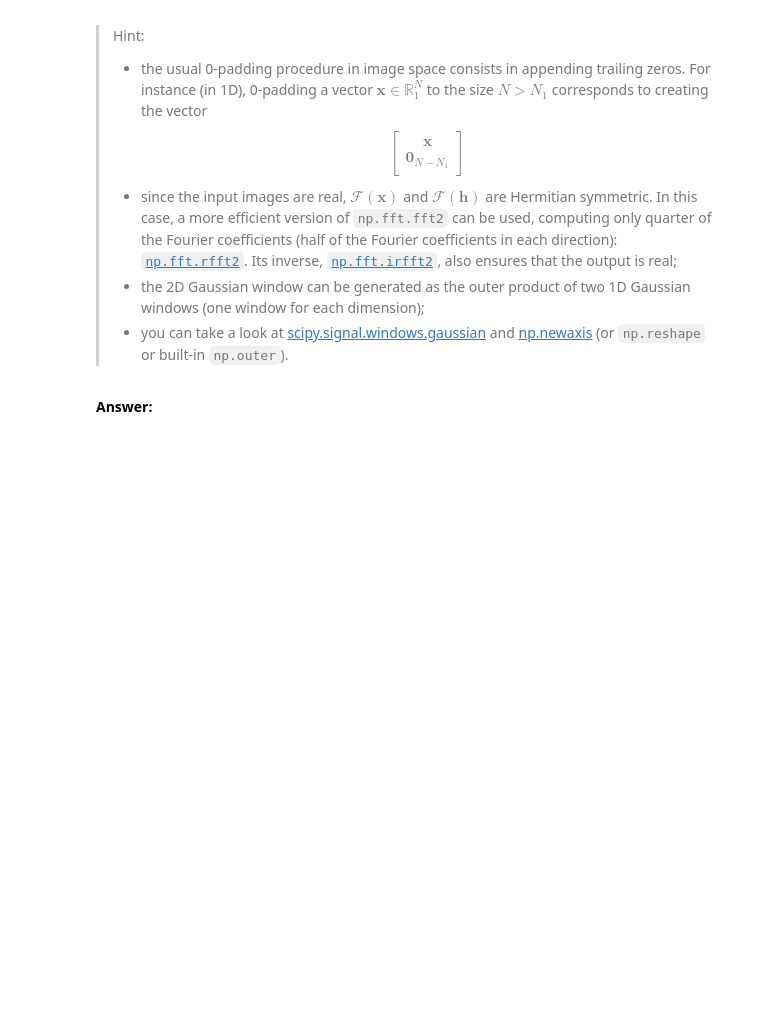
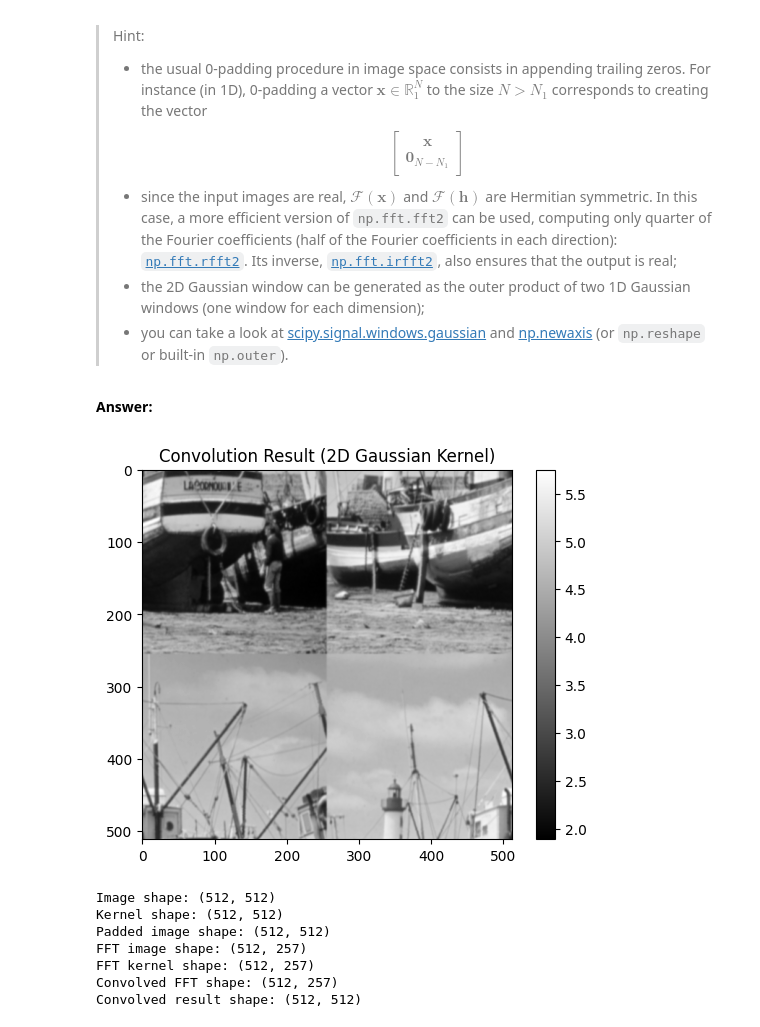
Before and after one commit to matthieuPaolo/python_sdia, a Jupyter notebook: Labs/Lab3/lab3.ipynb, the cells around one changed output. Cells and saved outputs as stored; diff of their text form; code cells hidden in the pictures; blank space fills up the shorter version.

```diff
--- a/Labs/Lab3/lab3.ipynb
+++ b/Labs/Lab3/lab3.ipynb
@@ -364,0 +363,64 @@ Compute and display $\mathbf{X} \star \mathbf{H}$, for $M_2 = N_2 = 10$. What do
+# %%
+# your code
+import numpy as np
+import matplotlib.pyplot as plt
+from scipy.signal.windows import gaussian
+
+# Load and convert the image to grayscale if it's a color image
+image = plt.imread('/content/img/boat.png')
+if len(image.shape) == 3:
+    image = np.mean(image, axis=2)
+
+# Define the standard deviations for the 2D Gaussian kernel
+sigma_y = 1
+sigma_x = 1
+
+# Create the 1D Gaussian windows
+window_y = gaussian(image.shape[0], std=sigma_y)[:, np.newaxis]
+window_x = gaussian(image.shape[1], std=sigma_x)[np.newaxis, :]
+
+# Create the 2D Gaussian kernel by taking the outer product of the 1D windows
+kernel = np.outer(window_y, window_x)
+
+# Ensure that the padded image and kernel have the same size
+M2, N2 = kernel.shape
+
+# Pad the image to match the size of M2 x N2
+padded_image = np.pad(image, ((0, M2 - image.shape[0]), (0, N2 - image.shape[1])), mode='constant')
+
+# Compute the 2D Fourier transforms using rfft2
+fft_image = np.fft.rfft2(padded_image)
+fft_kernel = np.fft.rfft2(kernel, s=(M2, N2))
+
+# Perform element-wise multiplication in the frequency domain
+convolved_fft = fft_image * fft_kernel
+
+# Compute the inverse 2D Fourier transform using irfft2
+convolved_result = np.fft.irfft2(convolved_fft, s=(M2, N2))
+
+# Crop the padded image back to its original size
+convolved_result = convolved_result[:image.shape[0], :image.shape[1]]
+
+# Display the convolution result
+plt.imshow(convolved_result, cmap='gray')
+
+plt.title('Convolution Result (2D Gaussian Kernel)')
+plt.colorbar()
+plt.show()
+
+print("Image shape:", image.shape)
+print("Kernel shape:", kernel.shape)
+print("Padded image shape:", padded_image.shape)
+print("FFT image shape:", fft_image.shape)
+print("FFT kernel shape:", fft_kernel.shape)
+print("Convolved FFT shape:", convolved_fft.shape)
+print("Convolved result shape:", convolved_result.shape)
+# %% [output]
+[figure, added]
+Image shape: (512, 512)
+Kernel shape: (512, 512)
+Padded image shape: (512, 512)
+FFT image shape: (512, 257)
+FFT kernel shape: (512, 257)
+Convolved FFT shape: (512, 257)
+Convolved result shape: (512, 512)
```
Also changed, not shown: parts of 3 cells of this notebook.
